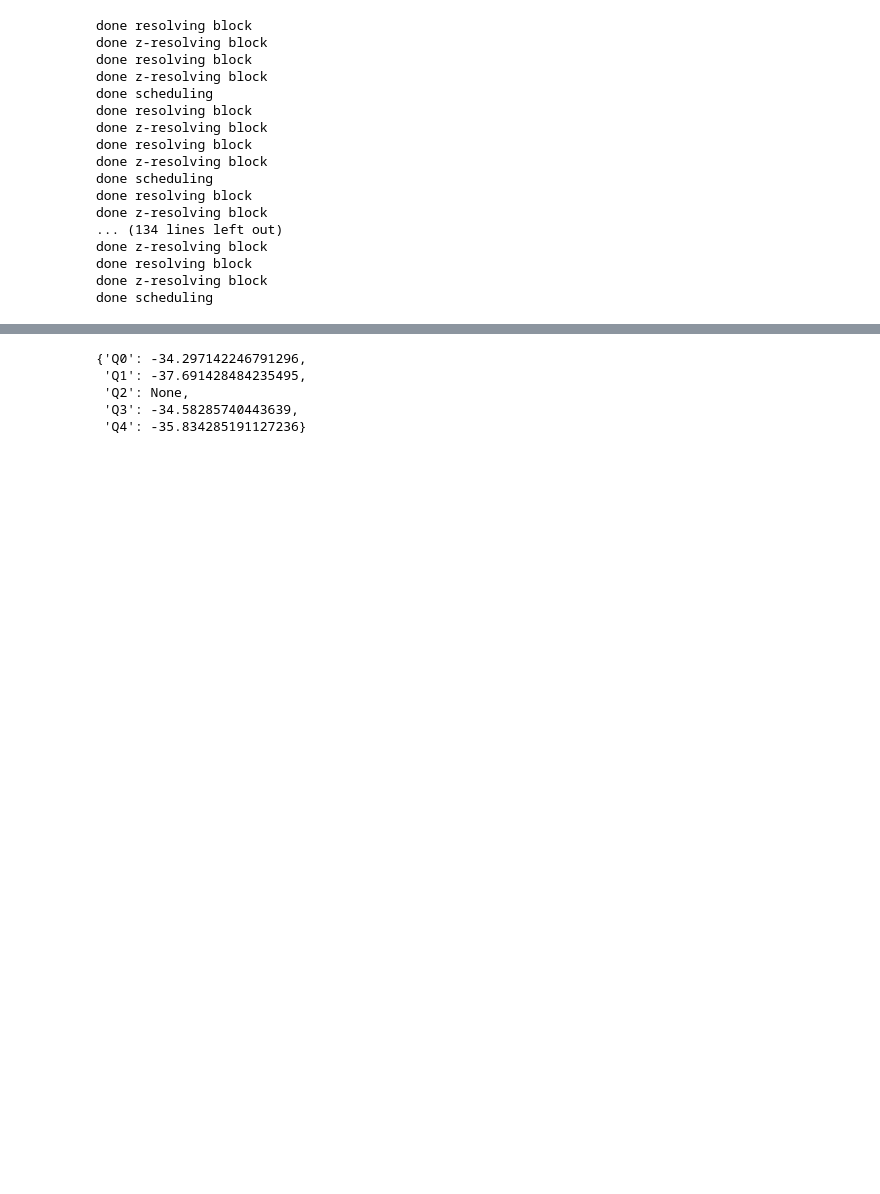
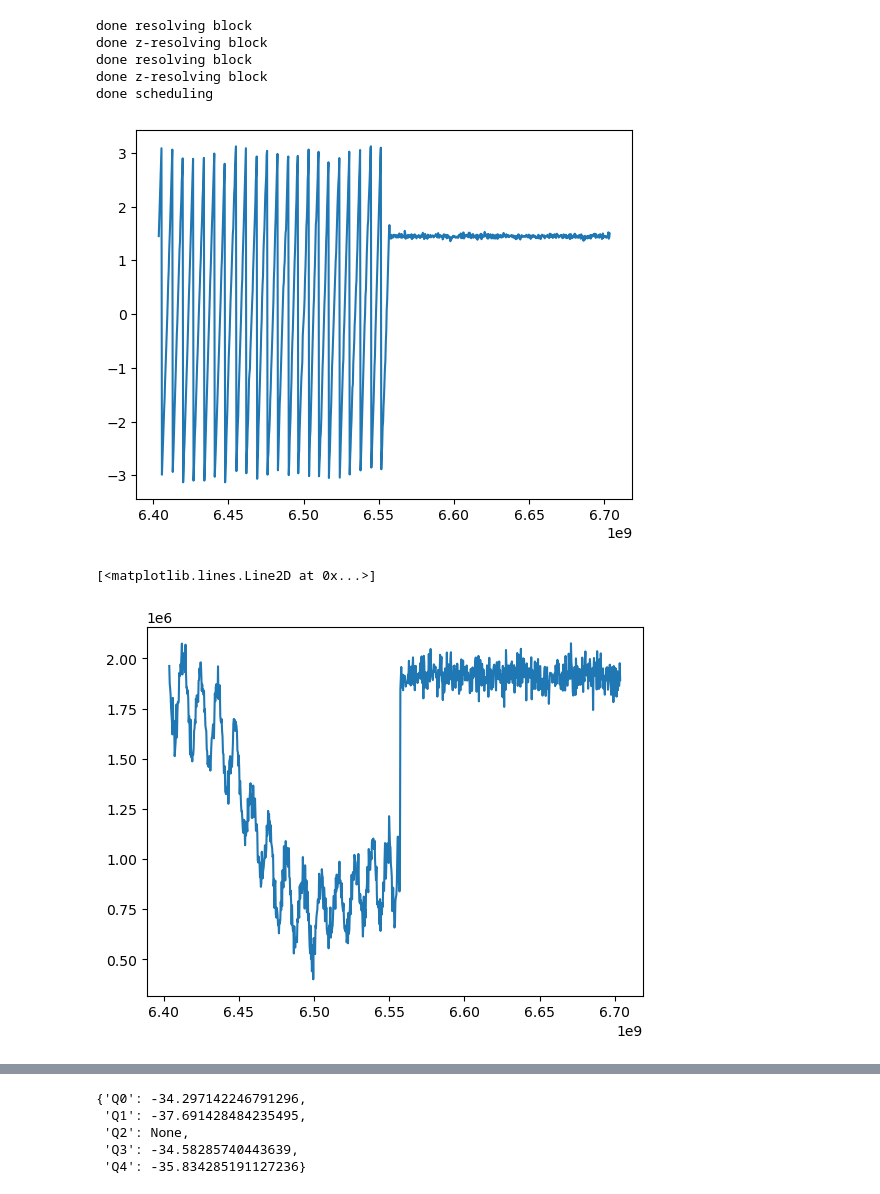
Before and after one commit to xianChunZeng/lblQubic, a Jupyter notebook: notebooks/punchout.ipynb, the cells around one changed output, grey strips where cells are left out. Drawn from its saved outputs; the diff is of its cells as text; code cells hidden in the pictures; blank space fills up the shorter version.

```diff
--- a/notebooks/punchout.ipynb
+++ b/notebooks/punchout.ipynb
@@ -18,10 +18,10 @@ chanmap = {'Q0':7,'Q2':1,'Q1':4,'Q3':3,'Q4':5,'Q5':6,'Q6':2}
 # %%
 runner = rc.CircuitRunnerClient(ip='192.168.1.247')
 # %%
-qubits = ['Q0', 'Q1', 'Q2', 'Q3', 'Q4']
+qubits = ['Q0']#['Q0', 'Q1', 'Q2', 'Q3', 'Q4']
 #qubit_dict = punchout.get_qubit_dict(qubits, qchip)
 reload(po)
-punchout = po.Punchout(qchip, fpga_config, channel_config, qubits, atten_stop=42)
+punchout = po.Punchout(qchip, fpga_config, channel_config, qubits, n_freq=1000, freq_bandwidth=300.e6, atten_start=20, atten_stop=21)
 #s11 = punchout.run_punchout(qubit_dict, qchip, fpga_config, channel_config, runner)
 # %% [output]
 done resolving block
@@ -29,20 +29,16 @@ done z-resolving block
 done resolving block
 done z-resolving block
 done scheduling
-done resolving block
-done z-resolving block
-done resolving block
-done z-resolving block
-done scheduling
-done resolving block
-done z-resolving block
-... (134 lines left out)
-done z-resolving block
-done resolving block
-done z-resolving block
-done scheduling
 # %%
 punchout.run(runner)
+# %%
+plt.plot(punchout.freqs['Q0'], np.angle(punchout.s11['Q0'].flatten()))
+plt.show()
+plt.plot(punchout.freqs['Q0'], np.abs(punchout.s11['Q0'].flatten()))
+# %% [output]
+[figure, added]
+[<matplotlib.lines.Line2D at 0x...>]
+[figure, added]
 # %%
 # %matplotlib qt
 # reload(po)
```
Also changed, not shown: parts of 3 cells of this notebook, 4 other files.
